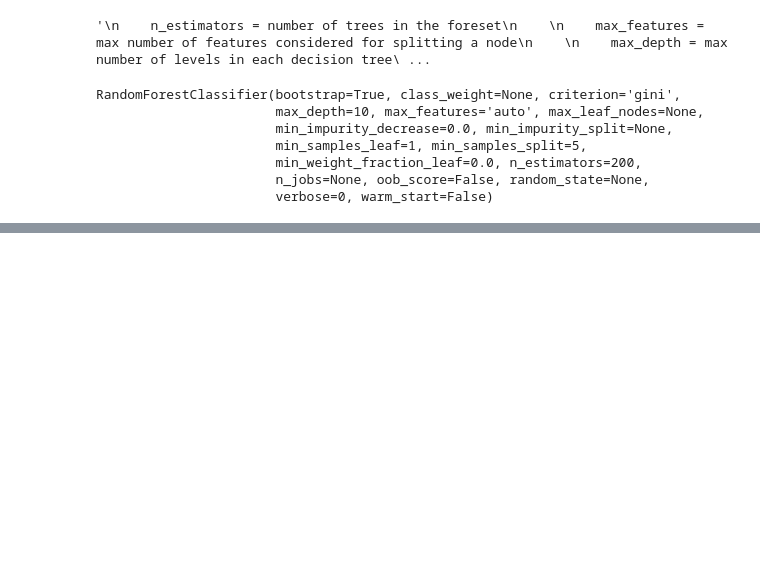
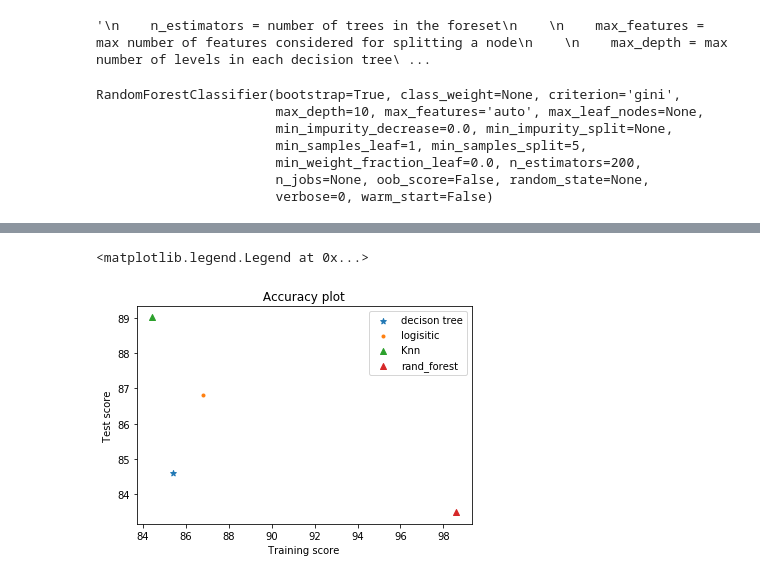
Before and after one commit to northcampus-university-of-kashmir/Heart-Disease-Detection-System, a Jupyter notebook: All in one.ipynb, the cells around one changed output, grey strips where cells are left out. Saved outputs shown, nothing was run; the diff lists cells and outputs as text; code cells hidden in the pictures; blank space fills up the shorter version.

```diff
--- a/All in one.ipynb
+++ b/All in one.ipynb
@@ -559,0 +562,15 @@ grid_search_cv2.best_estimator_
+# %%
+plt.scatter(train_score1,test_score1,label="decison tree",marker="*")
+plt.scatter(train_score2,test_score2,label="logisitic",marker=".")
+plt.scatter(train_score3,test_score3,label="Knn",marker="^")
+plt.scatter(train_score4,test_score4,label="rand_forest",marker="^")
+
+
+
+plt.xlabel(" Training score ")
+plt.ylabel(" Test score ")
+plt.title(" Accuracy plot ")
+plt.legend()
+# %% [output]
+<matplotlib.legend.Legend at 0x...>
+[figure, added]
```
Also changed, not shown: parts of 7 cells of this notebook, 3 other files.
